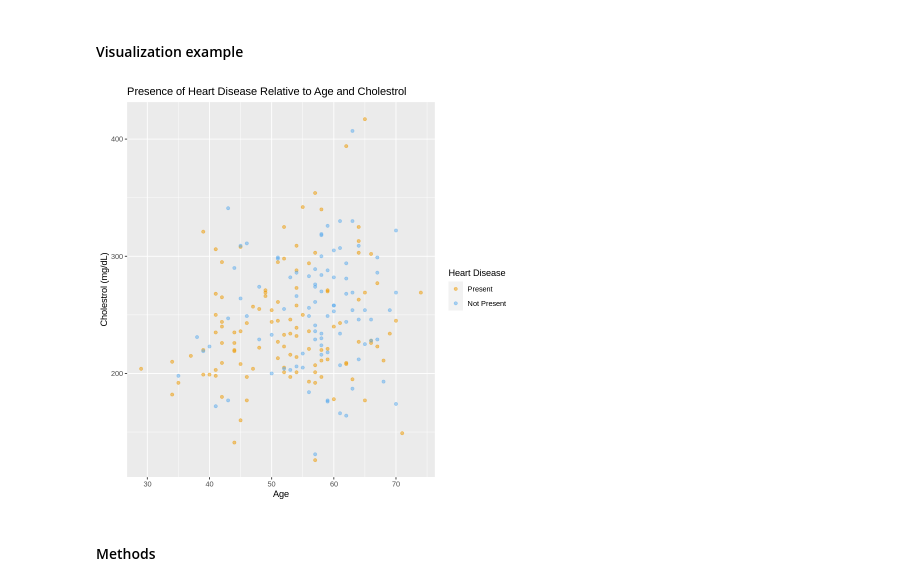
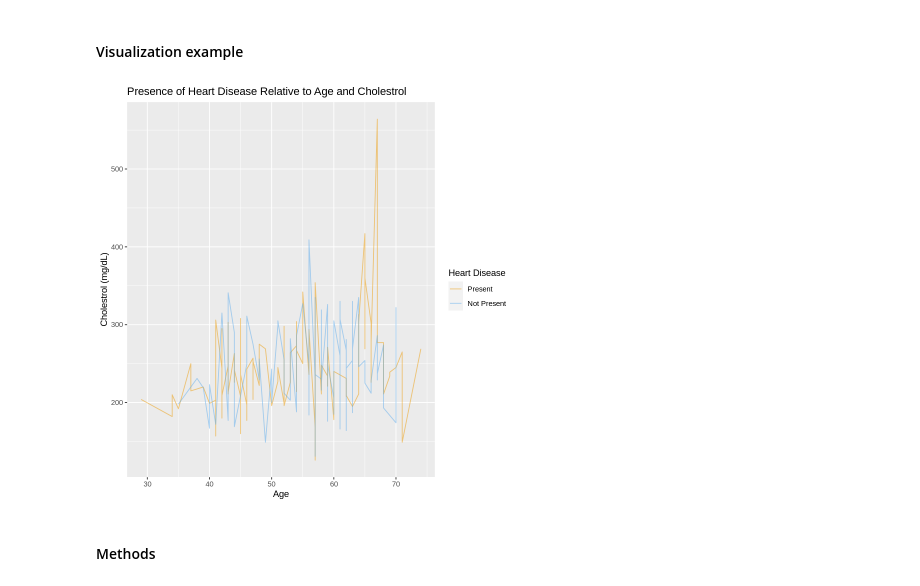
Before and after one commit to daphnetian/dsci-100-group-project, a Jupyter notebook: DSCI Project Proposal.ipynb, the cells around one changed output. Cells and saved outputs as stored; diff of their text form; code cells hidden in the pictures.

Commit message:
line plot
line

```diff
--- a/DSCI Project Proposal.ipynb
+++ b/DSCI Project Proposal.ipynb
@@ -127,15 +109,15 @@ There is no missing data in the training data set.
 # %%
 my_plot<- training_data %>%
        ggplot(aes(x = age, y = chol, color = presence_of_h_d)) +
-       geom_point(alpha = 0.5)+
+       geom_line(alpha = 0.5)+
         scale_color_manual(labels = c("Present", "Not Present"),
                      values = c("orange2", "steelblue2")) +
        labs(x = "Age", y = "Cholestrol (mg/dL)", color = "Heart Disease") +
        ggtitle("Presence of Heart Disease Relative to Age and Cholestrol")
 
 my_plot
 # %% [output]
-[figure, old version]
+[figure, new version]
 # %% [markdown]
 #### Methods
 # %% [markdown]
```
Also changed, not shown: parts of 2 cells of this notebook.
